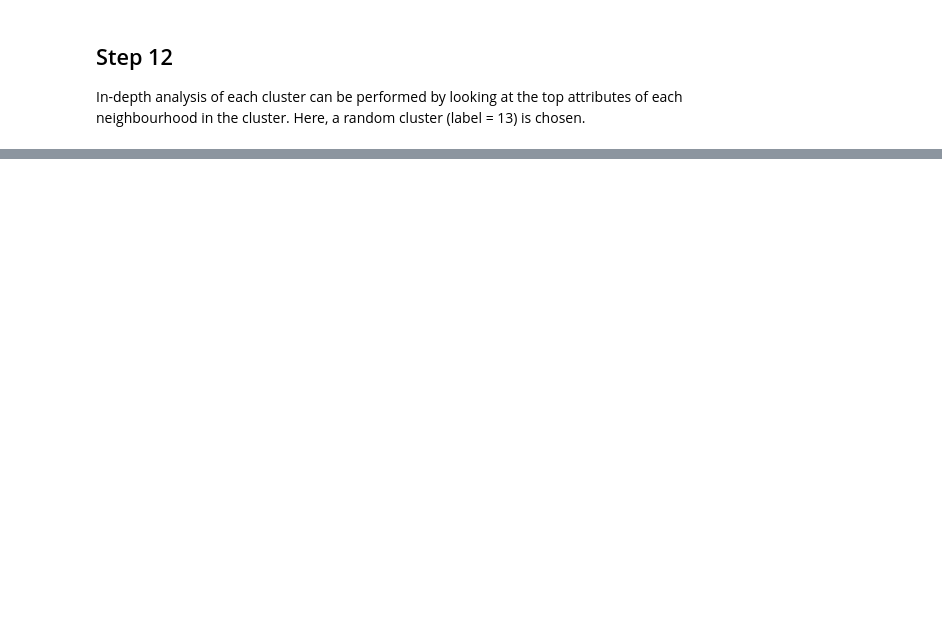
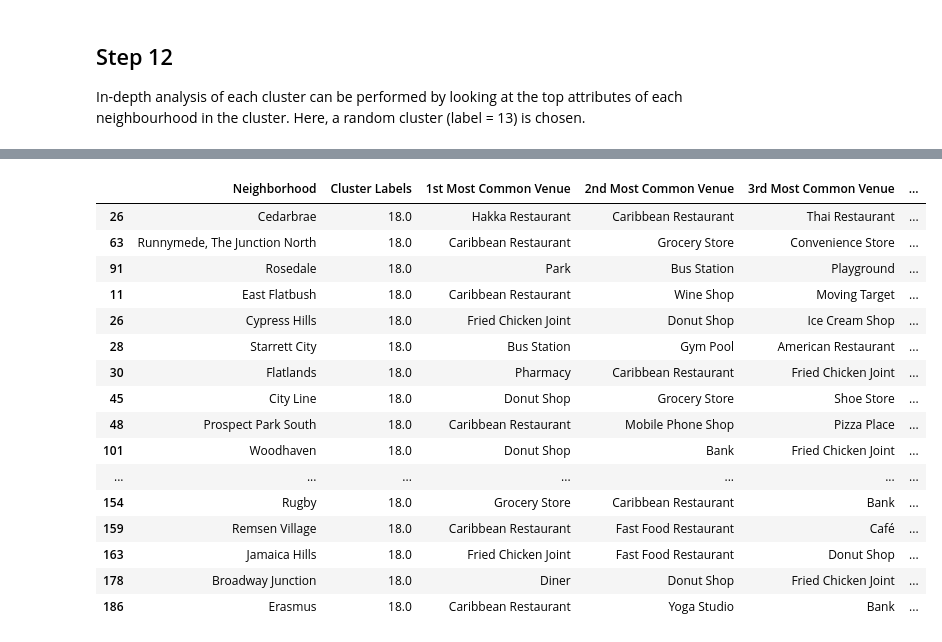
Before and after one commit to jayadev94/Coursera_Capstone, a Jupyter notebook: Battle_Of_The_Neighborhoods_Jayadev.ipynb, the cells around one changed output, grey strips where cells are left out. Saved outputs shown, nothing was run; the diff lists cells and outputs as text; code cells hidden in the pictures; blank space fills up the shorter version.

```diff
--- a/Battle_Of_The_Neighborhoods_Jayadev.ipynb
+++ b/Battle_Of_The_Neighborhoods_Jayadev.ipynb
@@ -521,4 +521,4 @@ map_clusters
 In-depth analysis of each cluster can be performed by looking at the top attributes of each neighbourhood in the cluster.
 Here, a random cluster (label = 13) is chosen.
 # %%
-both_merged.loc[both_merged['Cluster Labels'] == 13, both_merged.columns[[2] + list(range(5, both_merged.shape[1]))]]
+cluster18 = both_merged.loc[both_merged['Cluster Labels'] == 18, both_merged.columns[[2] + list(range(5, both_merged.shape[1]))]]
@@ -538,0 +525,20 @@ both_merged.loc[both_merged['Cluster Labels'] == 13, both_merged.columns[[2] + l
+# %%
+cluster18
+# %% [output]
+|  | Neighborhood | Cluster Labels | 1st Most Common Venue | 2nd Most Common Venue | 3rd Most Common Venue | ... |
+| 26 | Cedarbrae | 18.0 | Hakka Restaurant | Caribbean Restaurant | Thai Restaurant | ... |
+| 63 | Runnymede, The Junction North | 18.0 | Caribbean Restaurant | Grocery Store | Convenience Store | ... |
+| 91 | Rosedale | 18.0 | Park | Bus Station | Playground | ... |
+| 11 | East Flatbush | 18.0 | Caribbean Restaurant | Wine Shop | Moving Target | ... |
+| 26 | Cypress Hills | 18.0 | Fried Chicken Joint | Donut Shop | Ice Cream Shop | ... |
+| 28 | Starrett City | 18.0 | Bus Station | Gym Pool | American Restaurant | ... |
+| 30 | Flatlands | 18.0 | Pharmacy | Caribbean Restaurant | Fried Chicken Joint | ... |
+| 45 | City Line | 18.0 | Donut Shop | Grocery Store | Shoe Store | ... |
+| 48 | Prospect Park South | 18.0 | Caribbean Restaurant | Mobile Phone Shop | Pizza Place | ... |
+| 101 | Woodhaven | 18.0 | Donut Shop | Bank | Fried Chicken Joint | ... |
+| ... | ... | ... | ... | ... | ... | ... |
+| 154 | Rugby | 18.0 | Grocery Store | Caribbean Restaurant | Bank | ... |
+| 159 | Remsen Village | 18.0 | Caribbean Restaurant | Fast Food Restaurant | Café | ... |
+| 163 | Jamaica Hills | 18.0 | Fried Chicken Joint | Fast Food Restaurant | Donut Shop | ... |
+| 178 | Broadway Junction | 18.0 | Diner | Donut Shop | Fried Chicken Joint | ... |
+| 186 | Erasmus | 18.0 | Caribbean Restaurant | Yoga Studio | Bank | ... |
```
Also changed, not shown: parts of 3 cells of this notebook, 2 other files.
